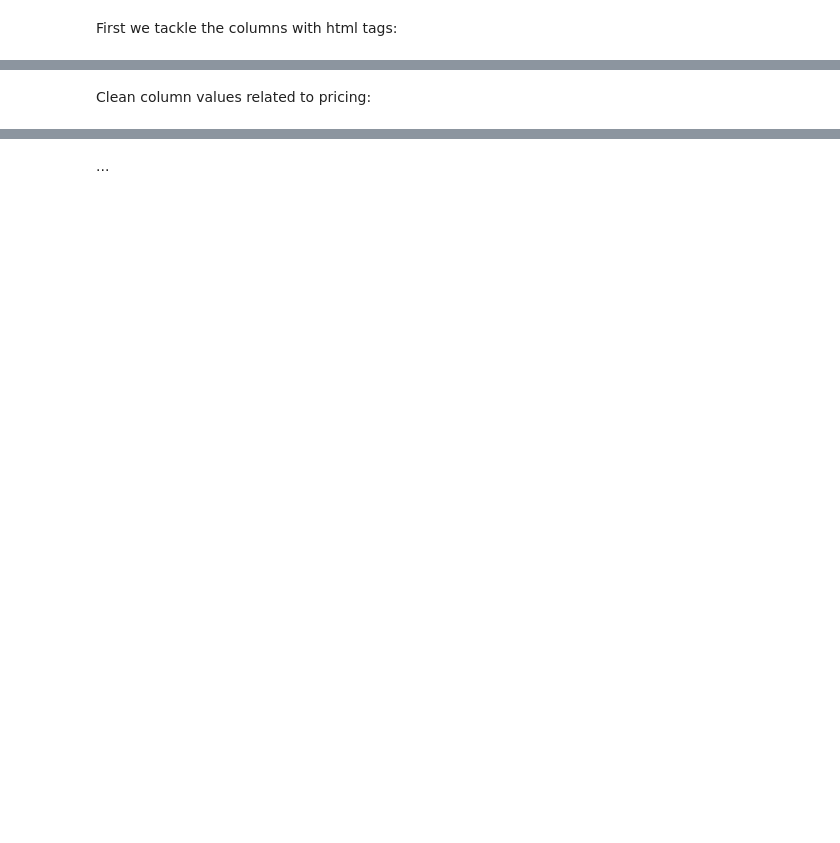
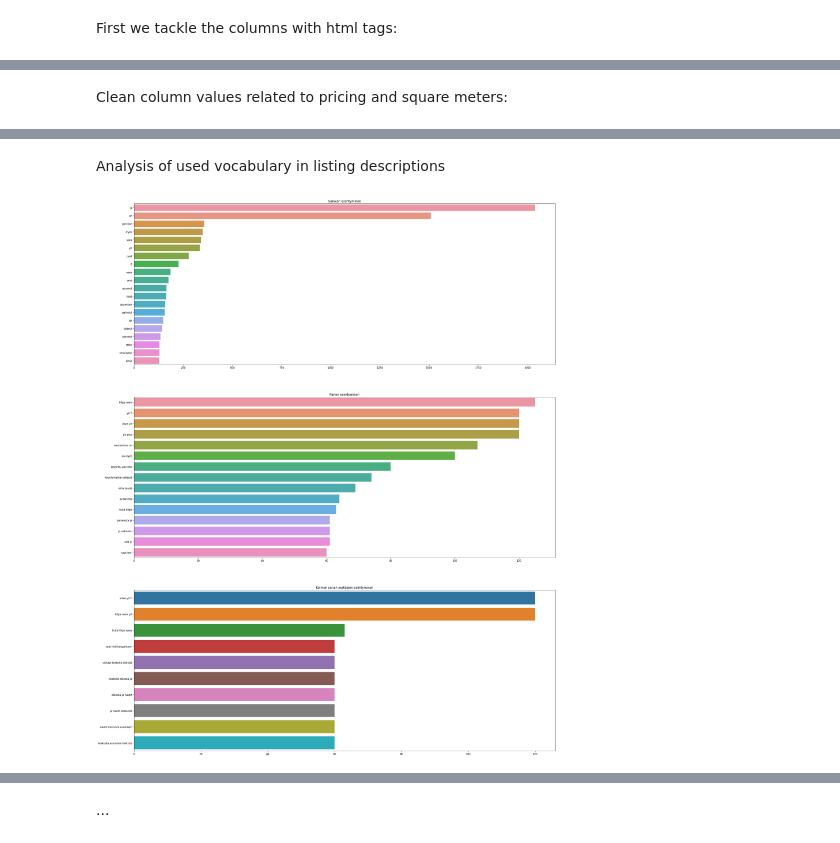
Before and after one commit to nikolr/Real-estate, a Jupyter notebook: Real estate data cleaning.ipynb, the cells around one changed output, grey strips where cells are left out. Drawn from its saved outputs; the diff is of its cells as text; code cells hidden in the pictures; blank space fills up the shorter version.

```diff
--- a/Real estate data cleaning.ipynb
+++ b/Real estate data cleaning.ipynb
@@ -67,7 +68,7 @@ display(df.head())
 | 3 | 3 | Laamanninpolku 9 L, 06100 Porvoo | Länsiranta | 21578744 | 2 / 2 | 96 m² | 5 563 m² | ... |
 | 4 | 4 | Sibeliuksenbulevardi 34 A, 06100 ... | Keskusta | 10153287 | 2 / 4 | 43,4 m² | 1 450 m² | ... |
 # %% [markdown]
-Clean column values related to pricing:
+Clean column values related to pricing and square meters:
 # %%
 #Columns containing values related to pricing
 hinnat = ["Velaton hinta", "Myyntihinta", "Neliöhinta", "Hoitovastike", "Yhtiövastike", "Vesimaksu", "Velkaosuus", "Rahoitusvastike", "Saunan kustannukset", "Autopaikan kustannukset", "Kiinteistövero"]
@@ -122,3 +125,43 @@ display(df.describe())
 | 50% | 150.000000 | 68.000000 | 1267.000000 | 69.000000 | 3.000000 | 218150.000000 | 1.352138e+05 | ... |
 | 75% | 225.000000 | 102.000000 | 3560.000000 | 123.000000 | 4.000000 | 297700.000000 | 2.425000e+05 | ... |
 | max | 300.000000 | 900.000000 | 9987.000000 | 1470.000000 | 10.000000 | 811000.000000 | 2.390000e+06 | ... |
+# %% [markdown]
+Analysis of used vocabulary in listing descriptions
+# %%
+#Luo listan sanojen joukkoja
+def generate_ngrams(s: str, n: int) -> list:
+    s = s.lower()
+    s = re.sub(r'[^a-zäöA-ZÄÖ0-9\s]', ' ', s)
+    tokens = [token for token in s.split(" ") if token != ""]
+    ngrams = zip(*[tokens[i:] for i in range(n)])
+    return [" ".join(ngram) for ngram in ngrams]
+
+words = []
+bigrams = []
+trigrams = []
+for kuvaus in df['Kuvaus']:
+    words.extend(generate_ngrams(kuvaus, 1))
+    bigrams.extend(generate_ngrams(kuvaus, 2))
+    trigrams.extend(generate_ngrams(kuvaus, 3))
+
+#Tallennetaan sanojen esiintymislukumäärät ja luodaan dataframe
+words = collections.Counter(words)
+word_series = pd.Series(words).sort_values(ascending=False).head(20)
+word_df = word_series.to_frame()
+
+bicounter = collections.Counter(bigrams)
+bigram_series = pd.Series(bicounter).sort_values(ascending=False).head(15)
+bigram_df = bigram_series.to_frame()
+
+
+tricounter = collections.Counter(trigrams)
+trigram_series = pd.Series(tricounter).sort_values(ascending=False).head(10)
+trigram_df = trigram_series.to_frame()
+
+fig, axes = plt.subplots(3, 1, figsize=(30,40))
+sns.barplot(ax=axes[0], x = word_series.values, y= word_df.index, data=word_df).set_title('Sanojen esiintyminen')
+sns.barplot(ax=axes[1], x = bigram_series.values, y= bigram_df.index, data=bigram_df).set_title('Parien esiintyminen')
+sns.barplot(ax=axes[2], x = trigram_series.values, y= trigram_df.index, data=trigram_df).set_title('Kolmen sanan joukkojen esiintyminen')
+plt.show()
+# %% [output]
+[figure, added]
```
Also changed, not shown: parts of 14 cells of this notebook.
